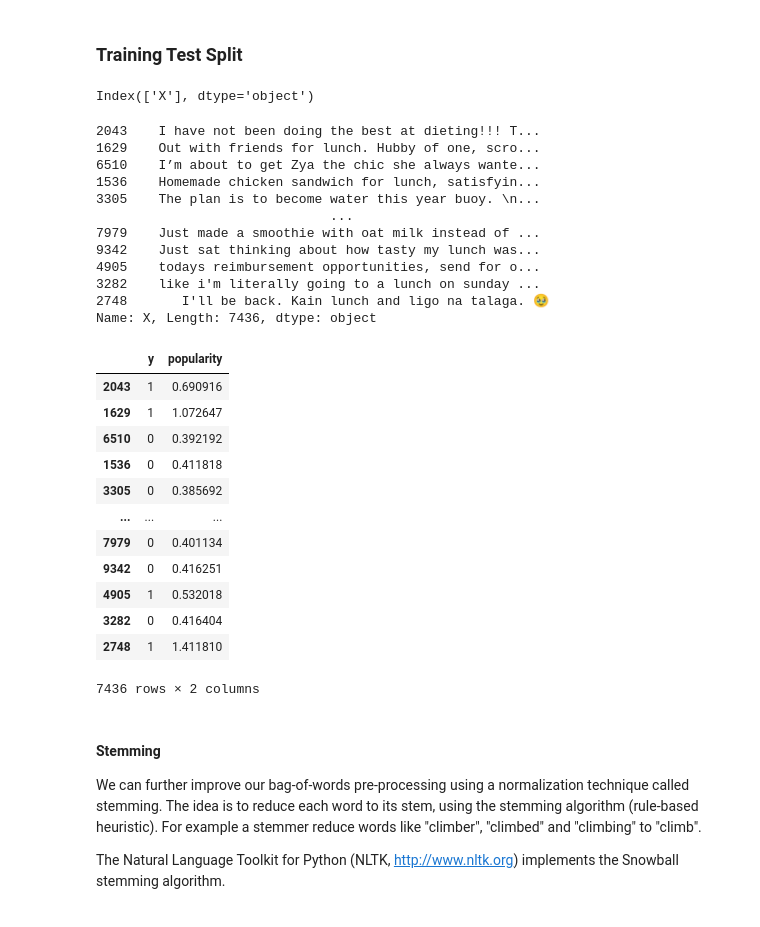
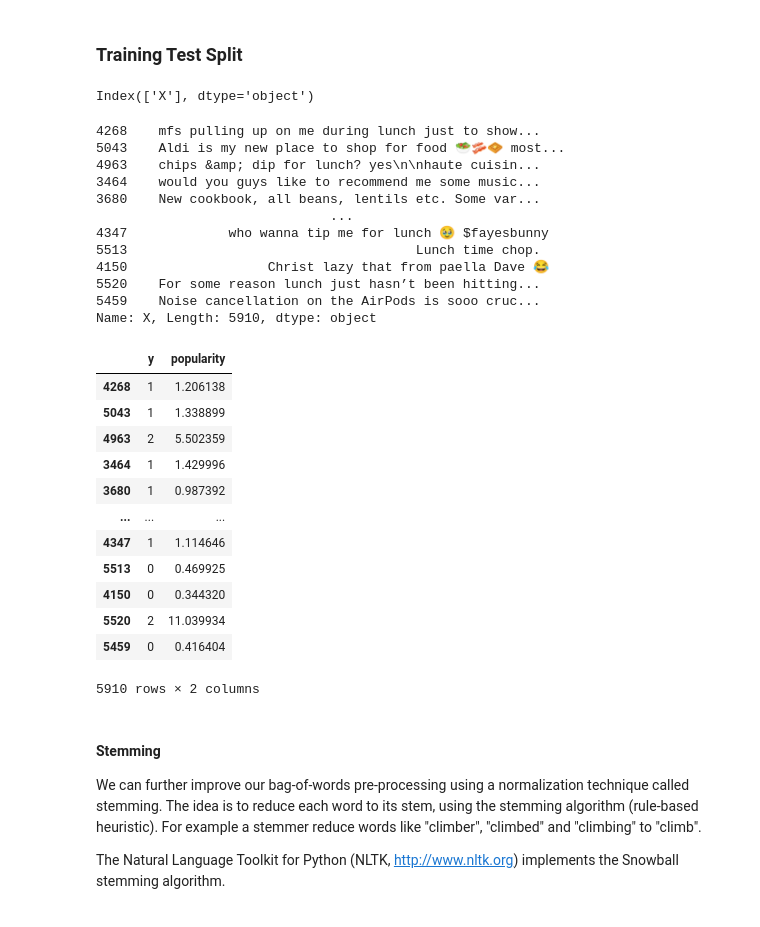
Before and after one commit to giemsei/dssc-ml, a Jupyter notebook: preprocessing.ipynb, the cells around one changed output. Cells and saved outputs as stored; diff of their text form; code cells hidden in the pictures.

```diff
--- a/preprocessing.ipynb
+++ b/preprocessing.ipynb
@@ -29,9 +29,12 @@ df = df.rename(columns={"Text": "text", "Retweet": "retweet", "Likes": "likes",
 # %% [output]
 '\npath = "data"\n\n# get the most recent dataset (ordered by the date in the name)\nfilelist = os.listdir("data") # get the list of files\nmatching = [s for s in filelist if "dataset" in s] # filter  ...
 # %%
-path = ""
+path = "datasets/619439/"
+#path = ""
 #df = pd.read_csv(path+"debug_set_614548.csv")
-df = pd.read_csv(path+"debug_set_619439.csv")
+#df = pd.read_csv(path+"debug_set_619439.csv")
+df = pd.read_csv(path+"dataset_pop.csv")
+#df = pd.read_csv(path+"dataset_raw.csv")
 df = df.rename(columns={"text": "X", "pop_level": "y"})
 display(df)
 # %% [output]
@@ -79,62 +82,63 @@ Generate response variable
 from sklearn.model_selection import train_test_split
 
 y_col = ['y', 'popularity'] ####
+####y_col = ['y'] ####
 X_cols = df.columns
 X_cols = X_cols.drop(y_col)
 
 X_cols = X_cols.drop('likes')
 X_cols = X_cols.drop('followers')
 #X_cols = X_cols.drop('popularity') ####
 
 print(X_cols)
 
 # split data
 X_train, X_test, y_train, y_test = train_test_split(
-    df.loc[:,X_cols], df.loc[:,y_col], test_size=0.2, random_state=0, shuffle=True)
+    df.loc[:,X_cols], df.loc[:,y_col], test_size=0.2, random_state=0, shuffle=True, stratify=df.loc[:,'y'])
 
 # REVIEW THIS:
 X_train = X_train['X']
 X_test = X_test['X']
 
 # backup
 X_train_bak = X_train
 X_test_bak = X_test
 
 y_train_reg = y_train['popularity']
 y_test_reg = y_test['popularity']
 
 y_train_clf = y_train['y']
 y_test_clf = y_test['y']
 
 display(X_train)
 display(y_train)
 # %% [output]
 Index(['X'], dtype='object')
-2043    I have not been doing the best at dieting!!! T...
-1629    Out with friends for lunch. Hubby of one, scro...
-6510    I’m about to get Zya the chic she always wante...
-1536    Homemade chicken sandwich for lunch, satisfyin...
-3305    The plan is to become water this year buoy. \n...
+4268    mfs pulling up on me during lunch just to show...
+5043    Aldi is my new place to shop for food 🥗🥓🧇 most...
+4963    chips &amp; dip for lunch? yes\n\nhaute cuisin...
+3464    would you guys like to recommend me some music...
+3680    New cookbook, all beans, lentils etc. Some var...
                               ...
-7979    Just made a smoothie with oat milk instead of ...
-9342    Just sat thinking about how tasty my lunch was...
-4905    todays reimbursement opportunities, send for o...
-3282    like i'm literally going to a lunch on sunday ...
-2748       I'll be back. Kain lunch and ligo na talaga. 🥹
-Name: X, Length: 7436, dtype: object
+4347             who wanna tip me for lunch 🥹 $fayesbunny
+5513                                     Lunch time chop.
+4150                  Christ lazy that from paella Dave 😂
+5520    For some reason lunch just hasn’t been hitting...
+5459    Noise cancellation on the AirPods is sooo cruc...
+Name: X, Length: 5910, dtype: object
 |  | y | popularity |
-| 2043 | 1 | 0.690916 |
-| 1629 | 1 | 1.072647 |
-| 6510 | 0 | 0.392192 |
-| 1536 | 0 | 0.411818 |
-| 3305 | 0 | 0.385692 |
+| 4268 | 1 | 1.206138 |
+| 5043 | 1 | 1.338899 |
+| 4963 | 2 | 5.502359 |
+| 3464 | 1 | 1.429996 |
+| 3680 | 1 | 0.987392 |
 | ... | ... | ... |
-| 7979 | 0 | 0.401134 |
-| 9342 | 0 | 0.416251 |
-| 4905 | 1 | 0.532018 |
-| 3282 | 0 | 0.416404 |
-| 2748 | 1 | 1.411810 |
+| 4347 | 1 | 1.114646 |
+| 5513 | 0 | 0.469925 |
+| 4150 | 0 | 0.344320 |
+| 5520 | 2 | 11.039934 |
+| 5459 | 0 | 0.416404 |
-7436 rows × 2 columns
+5910 rows × 2 columns
 # %%
 # SET CLASSIFICATION
 y_train = y_train_clf
```
Also changed, not shown: parts of 14 cells of this notebook.
